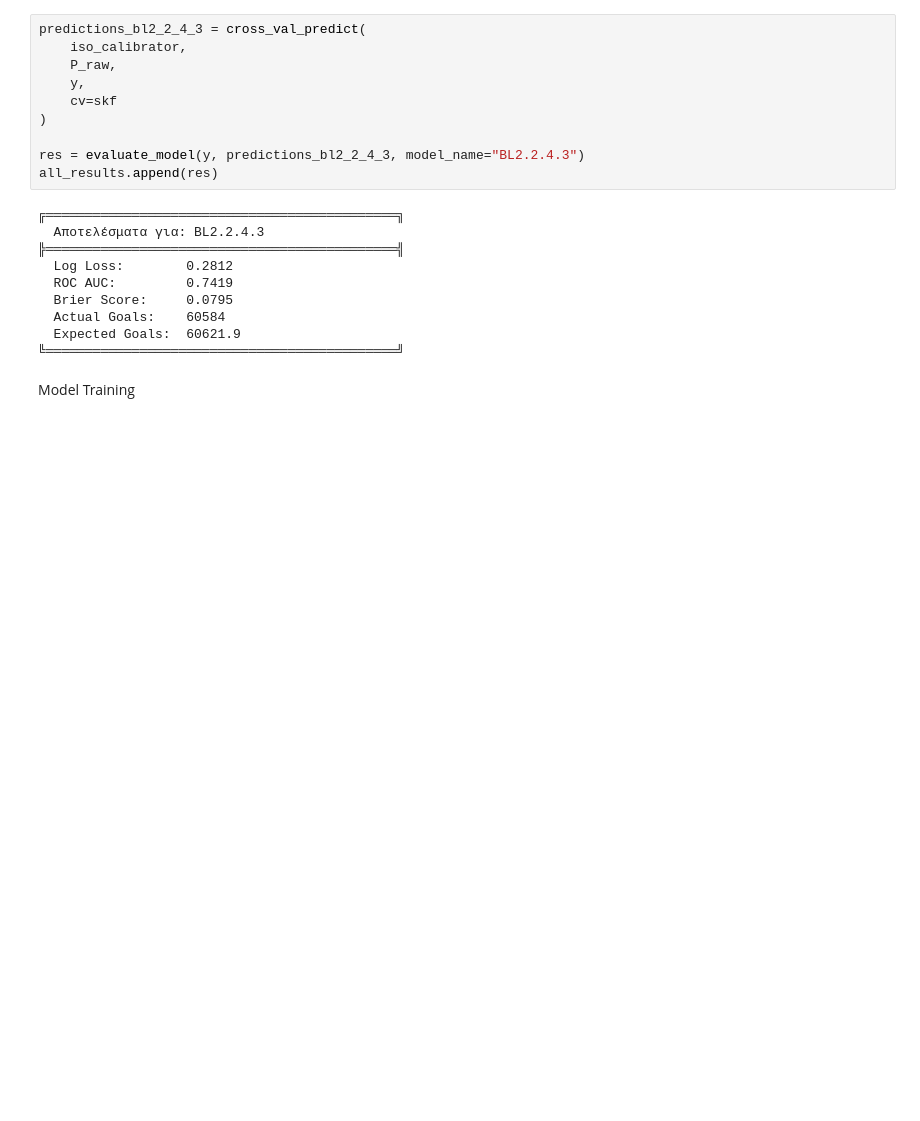
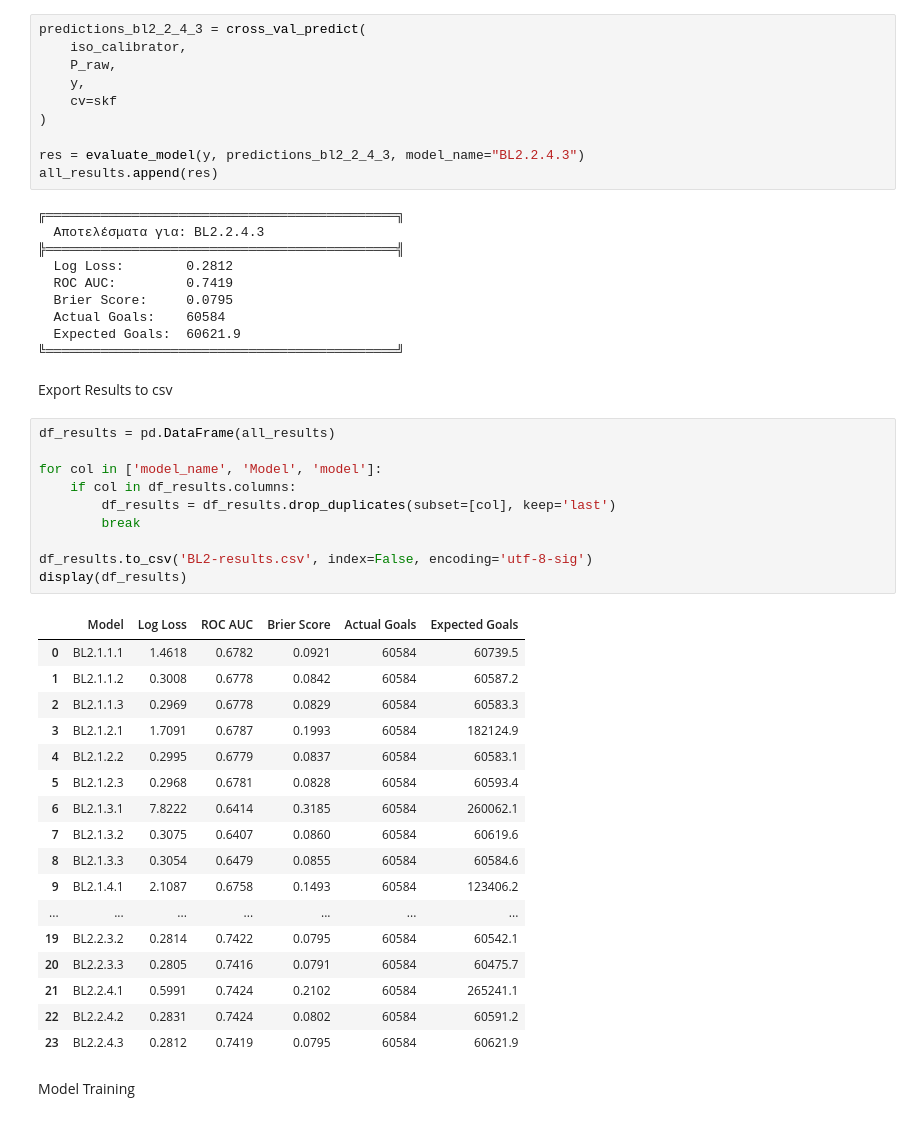
Before and after one commit to selimasdim/football-xg-thesis, a Jupyter notebook: Baseline models/BL2-decision_tree.ipynb, the cells around one changed output. Saved outputs shown, nothing was run; the diff lists cells and outputs as text; blank space fills up the shorter version.

```diff
--- a/Baseline models/BL2-decision_tree.ipynb
+++ b/Baseline models/BL2-decision_tree.ipynb
@@ -838,6 +838,36 @@ all_results.append(res)
   Actual Goals:    60584
   Expected Goals:  60621.9
 ╚═════════════════════════════════════════════╝
+# %% [markdown]
+Export Results to csv
+# %%
+df_results = pd.DataFrame(all_results)
+
+for col in ['model_name', 'Model', 'model']:
+    if col in df_results.columns:
+        df_results = df_results.drop_duplicates(subset=[col], keep='last')
+        break
+
+df_results.to_csv('BL2-results.csv', index=False, encoding='utf-8-sig')
+display(df_results)
+# %% [output]
+|  | Model | Log Loss | ROC AUC | Brier Score | Actual Goals | Expected Goals |
+| 0 | BL2.1.1.1 | 1.4618 | 0.6782 | 0.0921 | 60584 | 60739.5 |
+| 1 | BL2.1.1.2 | 0.3008 | 0.6778 | 0.0842 | 60584 | 60587.2 |
+| 2 | BL2.1.1.3 | 0.2969 | 0.6778 | 0.0829 | 60584 | 60583.3 |
+| 3 | BL2.1.2.1 | 1.7091 | 0.6787 | 0.1993 | 60584 | 182124.9 |
+| 4 | BL2.1.2.2 | 0.2995 | 0.6779 | 0.0837 | 60584 | 60583.1 |
+| 5 | BL2.1.2.3 | 0.2968 | 0.6781 | 0.0828 | 60584 | 60593.4 |
+| 6 | BL2.1.3.1 | 7.8222 | 0.6414 | 0.3185 | 60584 | 260062.1 |
+| 7 | BL2.1.3.2 | 0.3075 | 0.6407 | 0.0860 | 60584 | 60619.6 |
+| 8 | BL2.1.3.3 | 0.3054 | 0.6479 | 0.0855 | 60584 | 60584.6 |
+| 9 | BL2.1.4.1 | 2.1087 | 0.6758 | 0.1493 | 60584 | 123406.2 |
+| ... | ... | ... | ... | ... | ... | ... |
+| 19 | BL2.2.3.2 | 0.2814 | 0.7422 | 0.0795 | 60584 | 60542.1 |
+| 20 | BL2.2.3.3 | 0.2805 | 0.7416 | 0.0791 | 60584 | 60475.7 |
+| 21 | BL2.2.4.1 | 0.5991 | 0.7424 | 0.2102 | 60584 | 265241.1 |
+| 22 | BL2.2.4.2 | 0.2831 | 0.7424 | 0.0802 | 60584 | 60591.2 |
+| 23 | BL2.2.4.3 | 0.2812 | 0.7419 | 0.0795 | 60584 | 60621.9 |
 # %% [markdown]
 Model Training
 # %%
```
Also changed, not shown: parts of 1 cell of this notebook, 7 other files.
